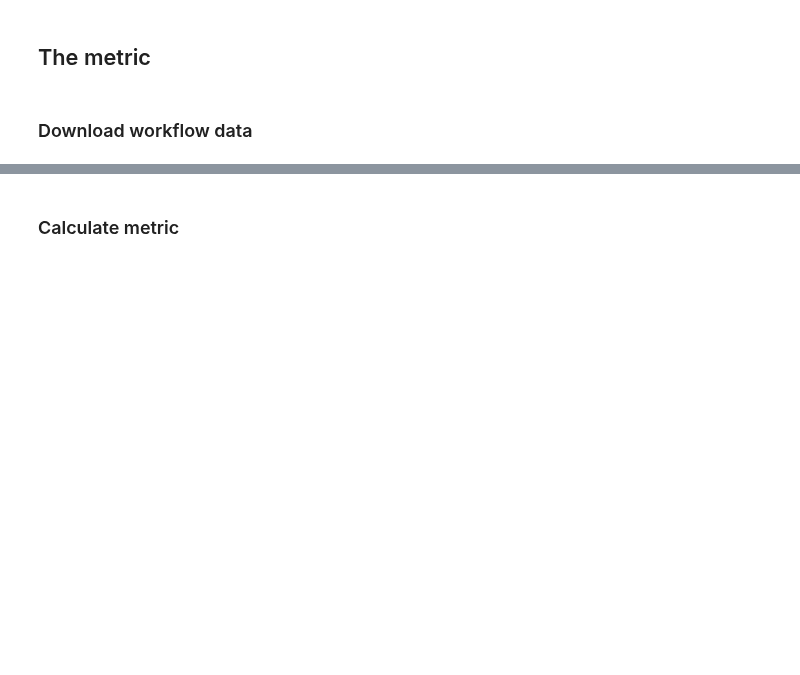
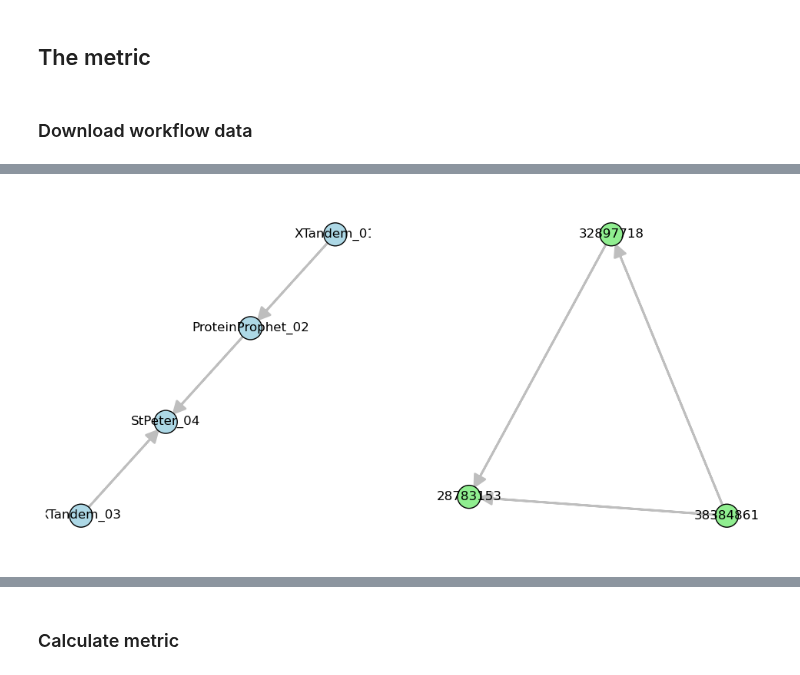
Before and after one commit to Workflomics/pubmetric, a Jupyter notebook: QC_pipeline.ipynb, the cells around one changed output, grey strips where cells are left out. Drawn from its saved outputs; the diff is of its cells as text; code cells hidden in the pictures; blank space fills up the shorter version.

```diff
--- a/QC_pipeline.ipynb
+++ b/QC_pipeline.ipynb
@@ -50,7 +51,7 @@ For FastAPI compatibility the main function of the PubMetric package (create_cit
 # %%
 path_to_data = 'out_202407041439'
 
-G = asyncio.run(create_citation_network(inpath=path_to_data, load_graph=True)) # TODO: if no data then make data or ask if make data?
+loaded_graph = asyncio.run(create_citation_network(inpath=path_to_data, load_graph=True)) # TODO: if no data then make data or ask if make data?
 # %% [output]
 Graph loaded from out_202407041439
 # %% [markdown]
@@ -154,0 +138,4 @@ could add visualisation of the workflows and the original workflows.
+# %%
+cwl_file_path = "./workflows/workflomics/candidate_workflow_23.cwl" # loading one of the APE generated workflows
+metadate_file_path = 'out_202407041439/tool_metadata.json'
+workflow = parse_cwl_workflows(cwl_file_path, metadate_file_path)
@@ -154,0 +164,2 @@ could add visualisation of the workflows and the original workflows.
+# %%
+random_workflow = generate_random_workflow(loaded_graph.vs['name'], workflow['pmid_edges'], random_seed = 42) #TODO change to take into account the repitition of tools - new wf format
@@ -154,0 +183,12 @@ could add visualisation of the workflows and the original workflows.
+# %%
+workflow_graph = igraph.Graph.TupleList(edges= workflow['edges'], directed=True)
+random_workflow_graph = igraph.Graph.TupleList(edges=random_workflow, directed=True)
+
+fig, (ax1, ax2) = plt.subplots(1, 2, figsize=(12, 6))
+igraph.plot(workflow_graph, target=ax1, layout=g1.layout("kk"), vertex_label=g1.vs["name"],
+        vertex_color='lightblue', edge_color='gray', vertex_size=30, bbox=(300, 300))
+igraph.plot(random_workflow_graph, target=ax2, layout=g2.layout("kk"), vertex_label=g2.vs["name"],
+        vertex_color='lightgreen', edge_color='gray', vertex_size=30, bbox=(300, 300))
+plt.show()
+# %% [output]
+[figure, added]
```
Also changed, not shown: parts of 47 cells of this notebook, 4 other files.
